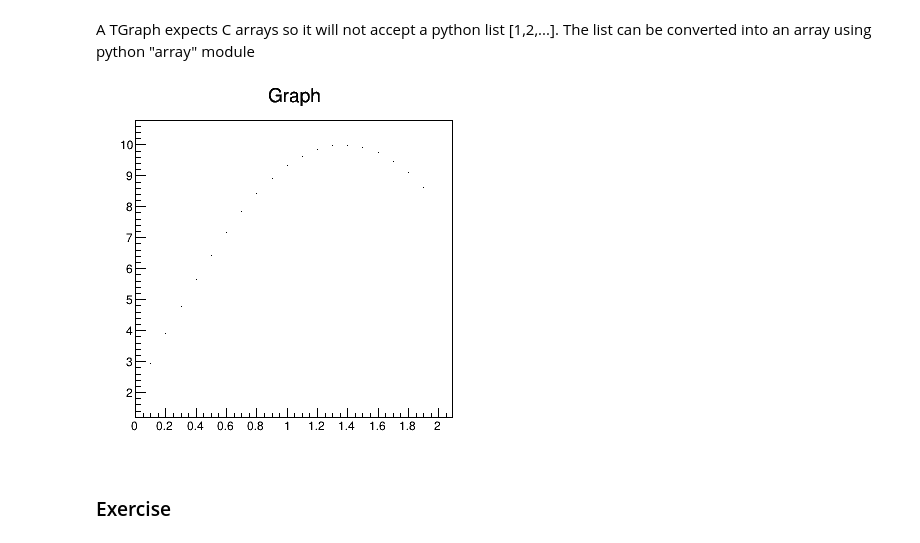
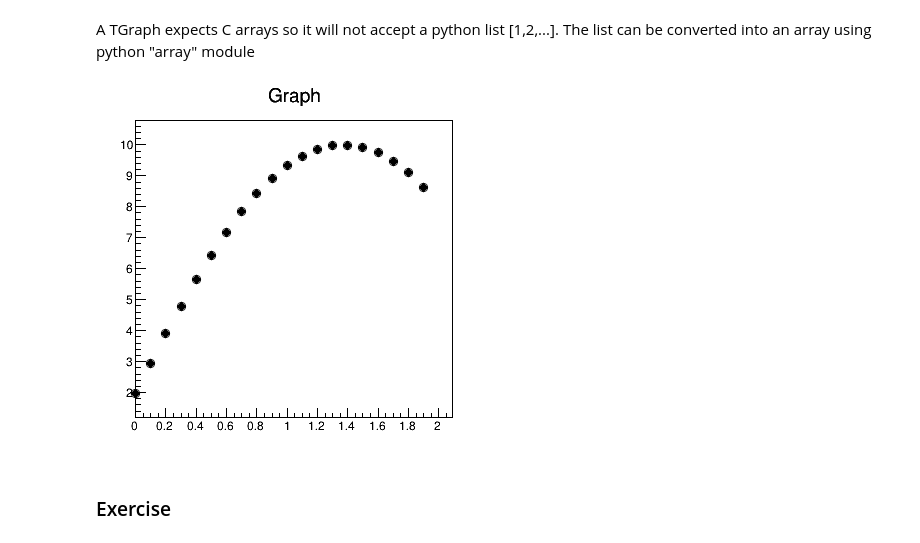
Before and after one commit to demattia/usercode, a Jupyter notebook: Tutorials/InteractiveAnalysis/Notebooks/India_2013/Pyroot Basics.ipynb, the cells around one changed output. Saved outputs shown, nothing was run; the diff lists cells and outputs as text; code cells hidden in the pictures.

```diff
--- a/Tutorials/InteractiveAnalysis/Notebooks/India_2013/Pyroot Basics.ipynb
+++ b/Tutorials/InteractiveAnalysis/Notebooks/India_2013/Pyroot Basics.ipynb
@@ -116,24 +117,24 @@ A TGraph expects C arrays so it will not accept a python list [1,2,...]. The lis
 # %%
 from array import array
 import math
 
 nBins = 20
 x = []
 y = [0]*nBins
 for i in range(nBins):
     x.append(i*0.1)
     y[i] = 10*math.sin(x[i]+0.2)
 
 graphCanvas = rootnotes.canvas("graphCanvas", (400, 400))
 # The lists must be converted to C arrays
 g = ROOT.TGraph(nBins, array('d', x), array('d', y))
 # "A" option is required because the TGraph will not create the TAxis by default
 ROOT.gStyle.SetMarkerStyle(8)
-ROOT.gStyle.SetMarkerSize(1)
+ROOT.gStyle.SetMarkerSize(2)
 g.Draw("AP")
 graphCanvas
 # %% [output]
-[figure, old version]
+[figure, new version]
 # %% [markdown]
 ### Exercise
 # %% [markdown]
```
Also changed, not shown: parts of 1 cell of this notebook, 4 other files.
